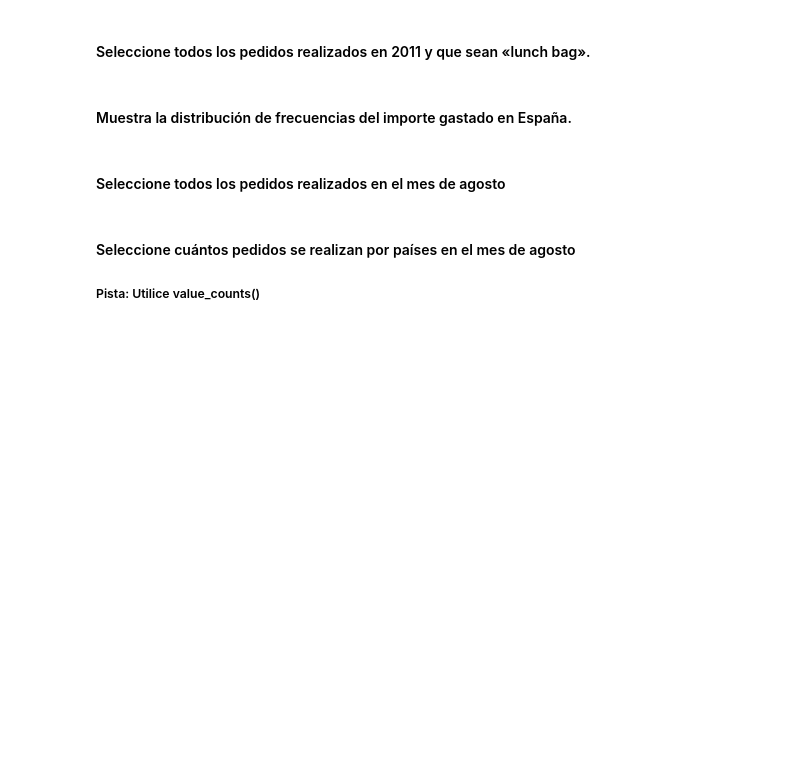
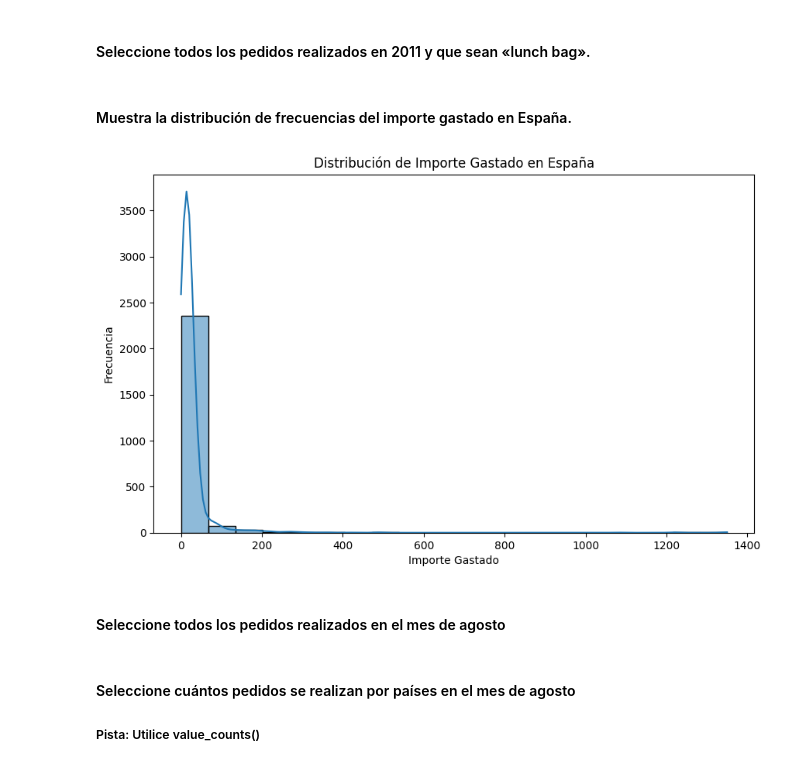
Before and after one commit to ironhack-labs/lab-descriptive-stats-es, a Jupyter notebook: your-code/main.ipynb, the cells around one changed output. Cells and saved outputs as stored; diff of their text form; code cells hidden in the pictures; blank space fills up the shorter version.

```diff
--- a/your-code/main.ipynb
+++ b/your-code/main.ipynb
@@ -534,2 +546,14 @@ clientes_mas_50_articulos
+# %%
+importes_espana = orders.loc[orders['Country'] == 'Spain', 'amount_spent']
+
+plt.figure(figsize=(10, 6))
+sns.histplot(importes_espana, bins=20, kde=True)
+plt.title('Distribución de Importe Gastado en España')
+plt.xlabel('Importe Gastado')
+plt.ylabel('Frecuencia')
+
+plt.show()
+# %% [output]
+[figure, added]
 # %% [markdown]
 #### Seleccione todos los pedidos realizados en el mes de agosto
```
Also changed, not shown: parts of 20 cells of this notebook.
